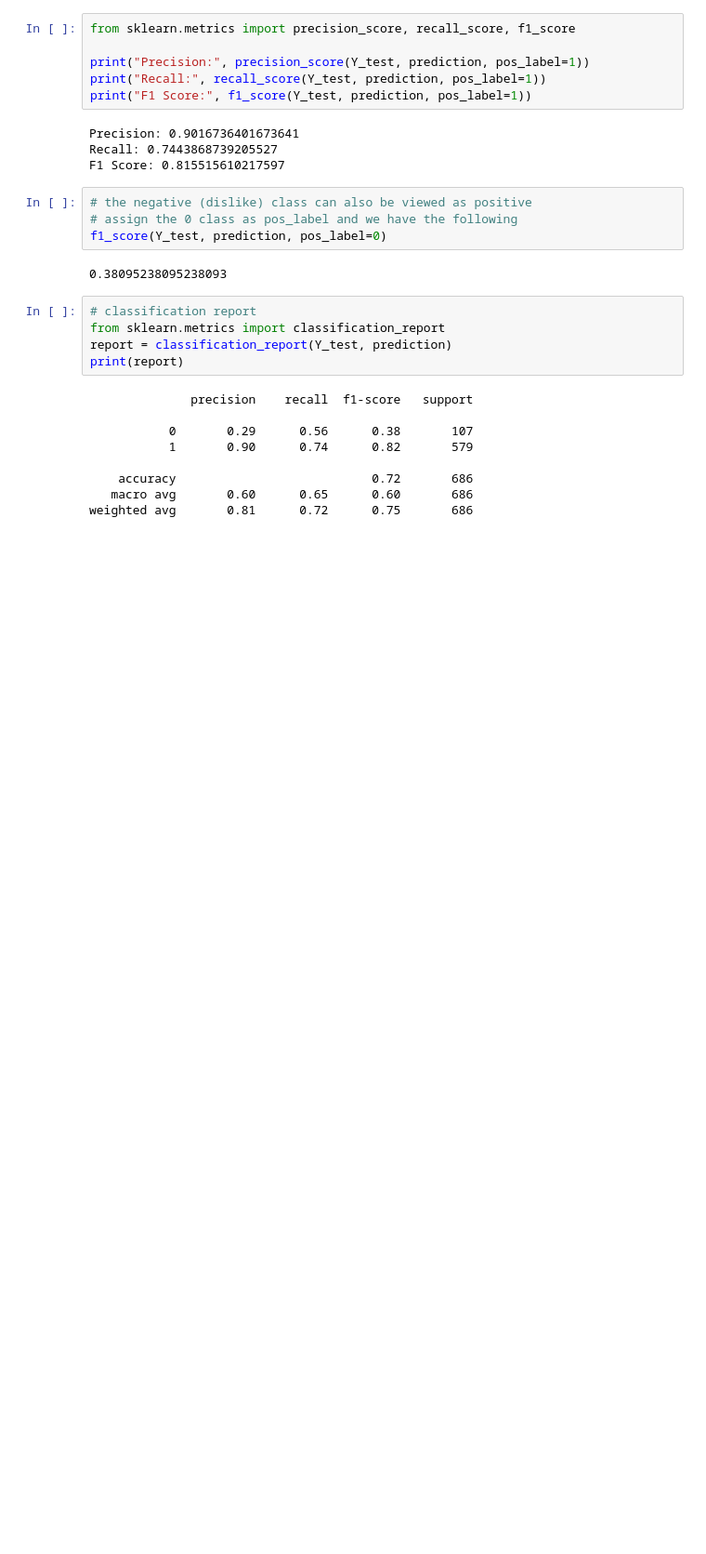
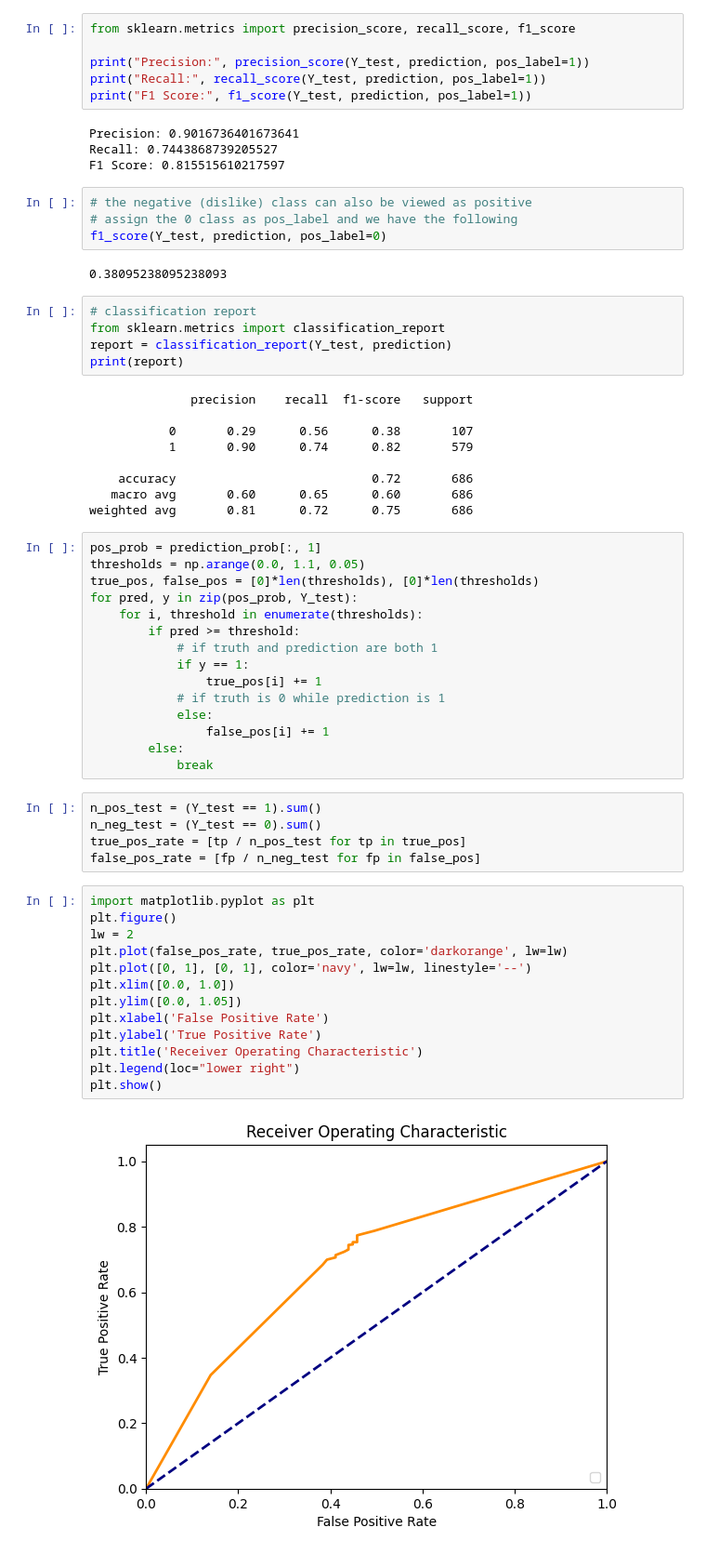
Before and after one commit to ZlataSparrow/Naive-Bayes, a Jupyter notebook: 02_A_Movie_Recom_Naive_Bayes.ipynb, the cells around one changed output. Shown: that part at 93% size. Cells and saved outputs as stored; diff of their text form; blank space fills up the shorter version.

Commit message:
Add ROC curve visualization and AUC score calculation; introduce cross-validation setup for model tuning.

```diff
--- a/02_A_Movie_Recom_Naive_Bayes.ipynb
+++ b/02_A_Movie_Recom_Naive_Bayes.ipynb
@@ -229,3 +229,38 @@ print(report)
     accuracy                           0.72       686
    macro avg       0.60      0.65      0.60       686
 weighted avg       0.81      0.72      0.75       686
+# %%
+pos_prob = prediction_prob[:, 1]
+thresholds = np.arange(0.0, 1.1, 0.05)
+true_pos, false_pos = [0]*len(thresholds), [0]*len(thresholds)
+for pred, y in zip(pos_prob, Y_test):
+    for i, threshold in enumerate(thresholds):
+        if pred >= threshold:
+            # if truth and prediction are both 1
+            if y == 1:
+                true_pos[i] += 1
+            # if truth is 0 while prediction is 1
+            else:
+                false_pos[i] += 1
+        else:
+            break
+# %%
+n_pos_test = (Y_test == 1).sum()
+n_neg_test = (Y_test == 0).sum()
+true_pos_rate = [tp / n_pos_test for tp in true_pos]
+false_pos_rate = [fp / n_neg_test for fp in false_pos]
+# %%
+import matplotlib.pyplot as plt
+plt.figure()
+lw = 2
+plt.plot(false_pos_rate, true_pos_rate, color='darkorange', lw=lw)
+plt.plot([0, 1], [0, 1], color='navy', lw=lw, linestyle='--')
+plt.xlim([0.0, 1.0])
+plt.ylim([0.0, 1.05])
+plt.xlabel('False Positive Rate')
+plt.ylabel('True Positive Rate')
+plt.title('Receiver Operating Characteristic')
+plt.legend(loc="lower right")
+plt.show()
+# %% [output]
+[figure, added]
```
Also changed, not shown: parts of 4 cells of this notebook.
